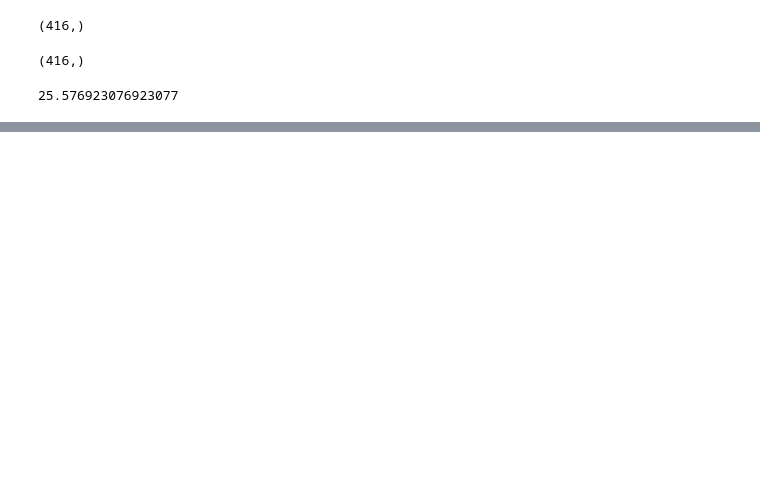
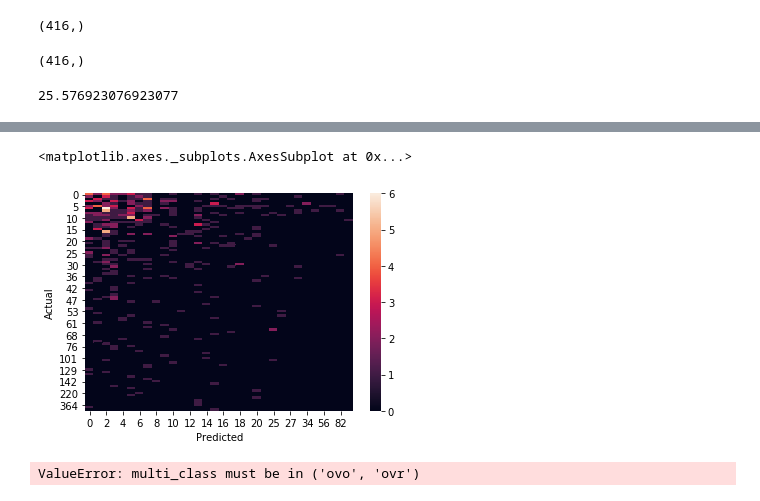
Before and after one commit to JackRossProjects/Dengue-Fever-Prediction, a Jupyter notebook: Dengue-Fever-Prediction.ipynb, the cells around one changed output, grey strips where cells are left out. Saved outputs shown, nothing was run; the diff lists cells and outputs as text; code cells hidden in the pictures; blank space fills up the shorter version.

```diff
--- a/Dengue-Fever-Prediction.ipynb
+++ b/Dengue-Fever-Prediction.ipynb
@@ -548,0 +609,20 @@ mean_absolute_error(y_val, y_pred)
+# %%
+import pandas as pd
+import seaborn as sn
+
+data = {'y_Actual':    y_val,
+        'y_Predicted': y_pred
+        }
+
+df = pd.DataFrame(data, columns=['y_Actual','y_Predicted'])
+confusion_matrix = pd.crosstab(df['y_Actual'], df['y_Predicted'], rownames=['Actual'], colnames=['Predicted'])
+
+sn.heatmap(confusion_matrix, annot=False)
+# %% [output]
+<matplotlib.axes._subplots.AxesSubplot at 0x...>
+[figure, added]
+# %%
+from sklearn.metrics import roc_auc_score
+roc_auc_score(y_val, y_pred)
+# %% [output]
+ValueError: multi_class must be in ('ovo', 'ovr')
```
Also changed, not shown: parts of 6 cells of this notebook.
